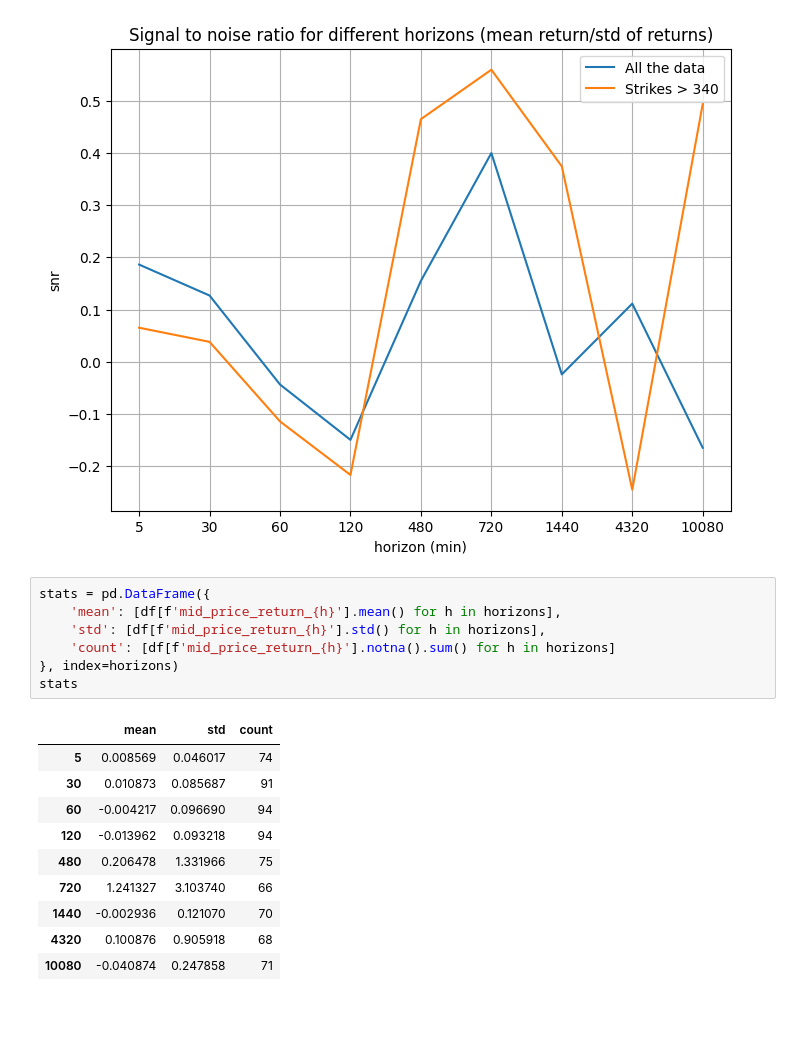
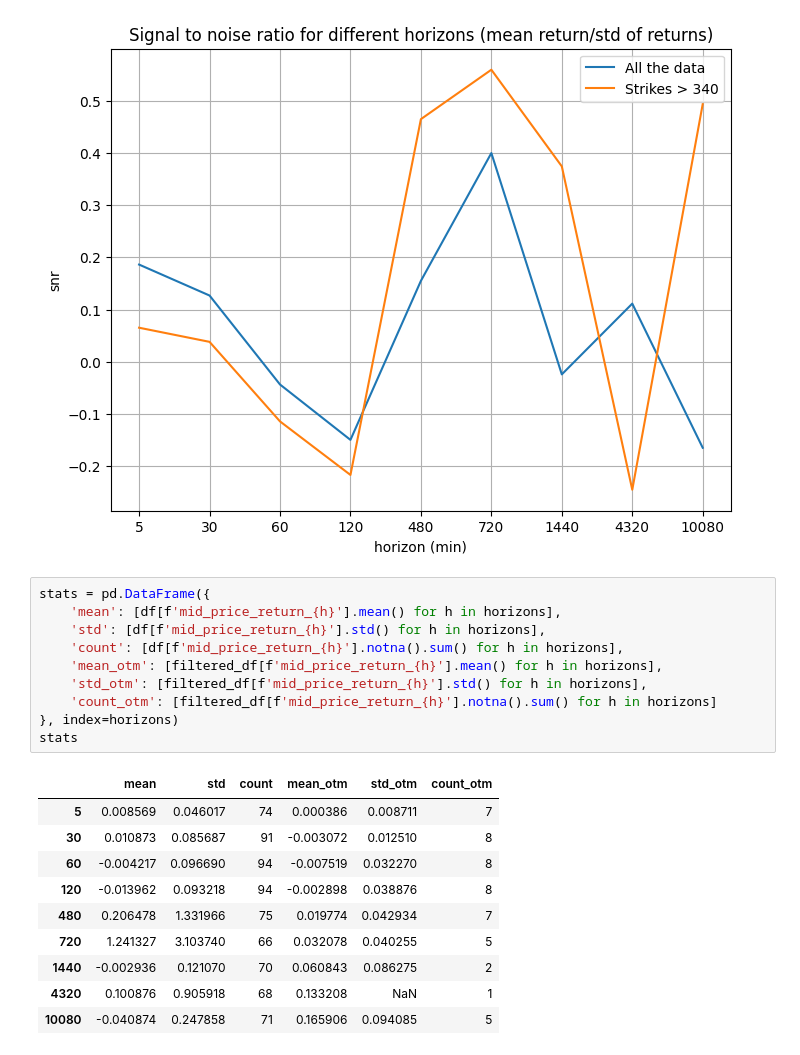
Before and after one commit to SigmaFlowX/Sber-Moex-Options, a Jupyter notebook: notebooks/large_orders_analysis.ipynb, the cells around one changed output. Saved outputs shown, nothing was run; the diff lists cells and outputs as text; blank space fills up the shorter version.

Commit message:
add filterted otm to stats table

```diff
--- a/notebooks/large_orders_analysis.ipynb
+++ b/notebooks/large_orders_analysis.ipynb
@@ -183,18 +183,21 @@ plt.show()
 # %%
 stats = pd.DataFrame({
     'mean': [df[f'mid_price_return_{h}'].mean() for h in horizons],
     'std': [df[f'mid_price_return_{h}'].std() for h in horizons],
-    'count': [df[f'mid_price_return_{h}'].notna().sum() for h in horizons]
+    'count': [df[f'mid_price_return_{h}'].notna().sum() for h in horizons],
+    'mean_otm': [filtered_df[f'mid_price_return_{h}'].mean() for h in horizons],
+    'std_otm': [filtered_df[f'mid_price_return_{h}'].std() for h in horizons],
+    'count_otm': [filtered_df[f'mid_price_return_{h}'].notna().sum() for h in horizons]
 }, index=horizons)
 stats
 # %% [output]
-|  | mean | std | count |
-| 5 | 0.008569 | 0.046017 | 74 |
-| 30 | 0.010873 | 0.085687 | 91 |
-| 60 | -0.004217 | 0.096690 | 94 |
-| 120 | -0.013962 | 0.093218 | 94 |
-| 480 | 0.206478 | 1.331966 | 75 |
-| 720 | 1.241327 | 3.103740 | 66 |
-| 1440 | -0.002936 | 0.121070 | 70 |
-| 4320 | 0.100876 | 0.905918 | 68 |
-| 10080 | -0.040874 | 0.247858 | 71 |
+|  | mean | std | count | mean_otm | std_otm | count_otm |
+| 5 | 0.008569 | 0.046017 | 74 | 0.000386 | 0.008711 | 7 |
+| 30 | 0.010873 | 0.085687 | 91 | -0.003072 | 0.012510 | 8 |
+| 60 | -0.004217 | 0.096690 | 94 | -0.007519 | 0.032270 | 8 |
+| 120 | -0.013962 | 0.093218 | 94 | -0.002898 | 0.038876 | 8 |
+| 480 | 0.206478 | 1.331966 | 75 | 0.019774 | 0.042934 | 7 |
+| 720 | 1.241327 | 3.103740 | 66 | 0.032078 | 0.040255 | 5 |
+| 1440 | -0.002936 | 0.121070 | 70 | 0.060843 | 0.086275 | 2 |
+| 4320 | 0.100876 | 0.905918 | 68 | 0.133208 | NaN | 1 |
+| 10080 | -0.040874 | 0.247858 | 71 | 0.165906 | 0.094085 | 5 |
```
